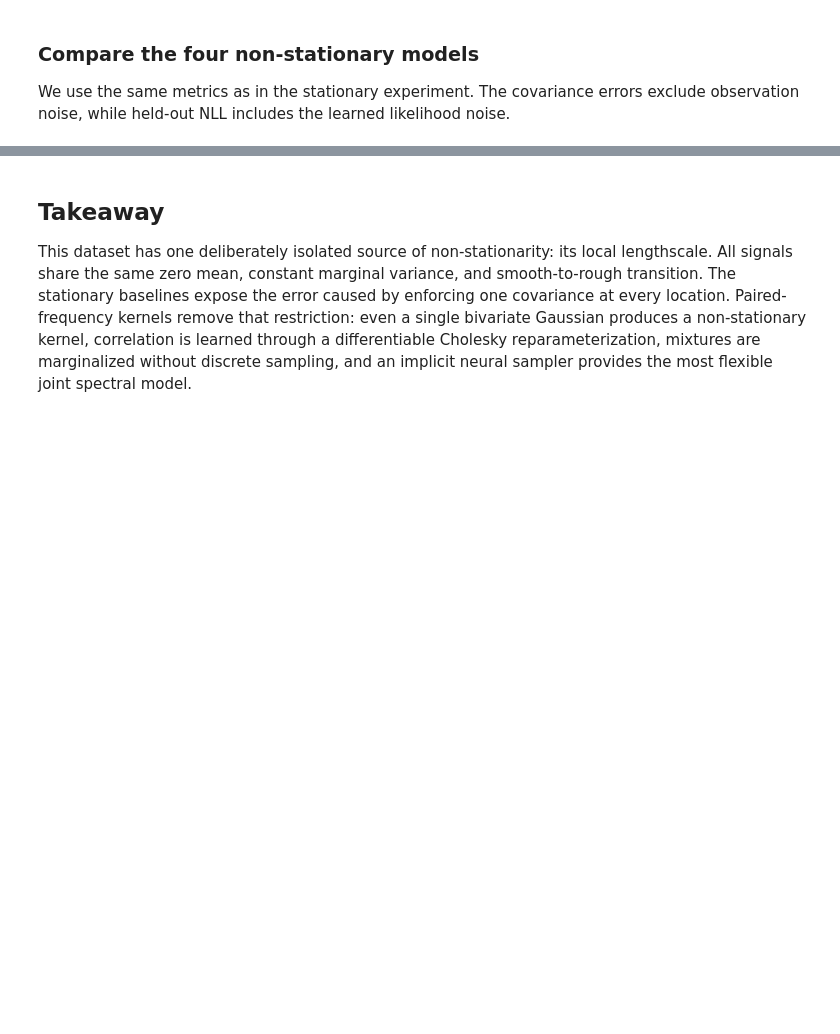
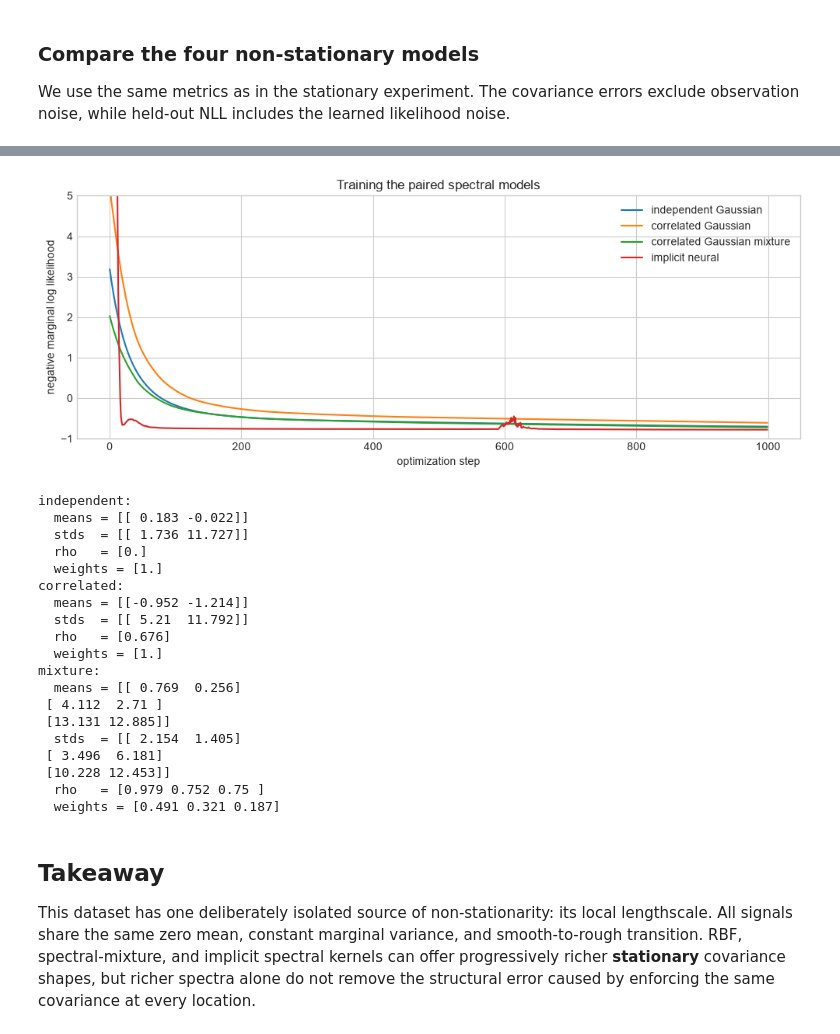
Before and after one commit to OLMOS-PM/GPPS_2026, a Jupyter notebook: 5-gp_nonstationary_kernels.ipynb, the cells around one changed output, grey strips where cells are left out. Drawn from its saved outputs; the diff is of its cells as text; code cells hidden in the pictures; blank space fills up the shorter version.

```diff
--- a/5-gp_nonstationary_kernels.ipynb
+++ b/5-gp_nonstationary_kernels.ipynb
@@ -636,5 +635,5 @@ independent_model, independent_likelihood = build_paired_spectral_gp(
 )
 independent_history = train_paired_spectral_gp(
     independent_model, independent_likelihood, train_x_tensor, fit_curves_tensor,
-    num_steps=250, learning_rate=0.015, print_every=50,
+    num_steps=1000, learning_rate=0.015, print_every=100,
 )
@@ -657,5 +668,5 @@ correlated_model, correlated_likelihood = build_paired_spectral_gp(
 )
 correlated_history = train_paired_spectral_gp(
     correlated_model, correlated_likelihood, train_x_tensor, fit_curves_tensor,
-    num_steps=250, learning_rate=0.015, print_every=50,
+    num_steps=1000, learning_rate=0.015, print_every=100,
 )
@@ -687,5 +710,5 @@ mixture_model, mixture_likelihood = build_paired_spectral_gp(
 )
 mixture_history = train_paired_spectral_gp(
     mixture_model, mixture_likelihood, train_x_tensor, fit_curves_tensor,
-    num_steps=350, learning_rate=0.012, print_every=50,
+    num_steps=1000, learning_rate=0.012, print_every=100,
 )
@@ -700,7 +735,7 @@ The generator can represent nonlinear dependence and non-Gaussian, multimodal jo
 # %%
 paired_implicit_kernel = PairedImplicitRFFKernel(
     noise_dimension=8, num_pairs=num_paired_frequencies,
-    hidden_features=(32, 32), initial_frequency_scale=5.0, seed=seed + 204,
+    hidden_features=(64, 64), initial_frequency_scale=5.0, seed=seed + 204,
 )
 paired_implicit_model, paired_implicit_likelihood = build_paired_spectral_gp(
     train_x_tensor, fit_curves_tensor, paired_implicit_kernel,
@@ -709,6 +744,6 @@ paired_implicit_model, paired_implicit_likelihood = build_paired_spectral_gp(
 paired_implicit_history = train_paired_spectral_gp(
     paired_implicit_model, paired_implicit_likelihood,
     train_x_tensor, fit_curves_tensor,
-    num_steps=350, learning_rate=0.004, frequency_penalty_weight=1e-5,
-    print_every=50,
+    num_steps=1000, learning_rate=0.004, frequency_penalty_weight=1e-5,
+    print_every=100,
 )
@@ -767,26 +824,48 @@ plt.show()
 # %%
 fig, ax = plt.subplots(figsize=(10, 4))
 ax.plot(independent_history.loss, label="independent Gaussian")
 ax.plot(correlated_history.loss, label="correlated Gaussian")
 ax.plot(mixture_history.loss, label="correlated Gaussian mixture")
 ax.plot(paired_implicit_history.loss, label="implicit neural")
 ax.set(xlabel="optimization step", ylabel="negative marginal log likelihood",
        title="Training the paired spectral models")
+ax.set_ylim(-1,5)
 ax.legend()
 fig.tight_layout()
 plt.show()
 
 for name, kernel in {
     "independent": independent_kernel,
     "correlated": correlated_kernel,
     "mixture": mixture_kernel,
 }.items():
     print(f"{name}:")
     print("  means =", np.round(kernel.means.detach().cpu().numpy(), 3))
     print("  stds  =", np.round(kernel.stds.detach().cpu().numpy(), 3))
     print("  rho   =", np.round(kernel.correlations.detach().cpu().numpy(), 3))
     print("  weights =", np.round(kernel.mixture_weights.detach().cpu().numpy(), 3))
+# %% [output]
+[figure, added]
+independent:
+  means = [[ 0.183 -0.022]]
+  stds  = [[ 1.736 11.727]]
+  rho   = [0.]
+  weights = [1.]
+correlated:
+  means = [[-0.952 -1.214]]
+  stds  = [[ 5.21  11.792]]
+  rho   = [0.676]
+  weights = [1.]
+mixture:
+  means = [[ 0.769  0.256]
+ [ 4.112  2.71 ]
+ [13.131 12.885]]
+  stds  = [[ 2.154  1.405]
+ [ 3.496  6.181]
+ [10.228 12.453]]
+  rho   = [0.979 0.752 0.75 ]
+  weights = [0.491 0.321 0.187]
 # %% [markdown]
 ## Takeaway
 
-This dataset has one deliberately isolated source of non-stationarity: its local lengthscale. All signals share the same zero mean, constant marginal variance, and smooth-to-rough transition. The stationary baselines expose the error caused by enforcing one covariance at every location. Paired-frequency kernels remove that restriction: even a single bivariate Gaussian produces a non-stationary kernel, correlation is learned through a differentiable Cholesky reparameterization, mixtures are marginalized without discrete sampling, and an implicit neural sampler provides the most flexible joint spectral model.
+This dataset has one deliberately isolated source of non-stationarity: its local lengthscale. All signals share the same zero mean, constant marginal variance, and smooth-to-rough transition. RBF, spectral-mixture, and implicit spectral kernels can offer progressively richer **stationary** covariance shapes, but richer spectra alone do not remove the structural error caused by enforcing the same covariance at every location.
```
Also changed, not shown: parts of 7 cells of this notebook.
